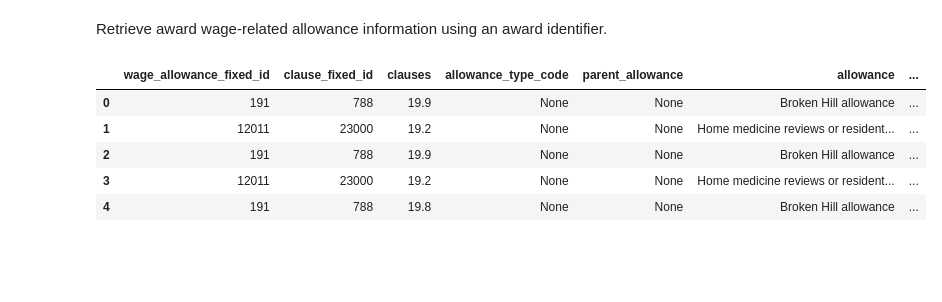
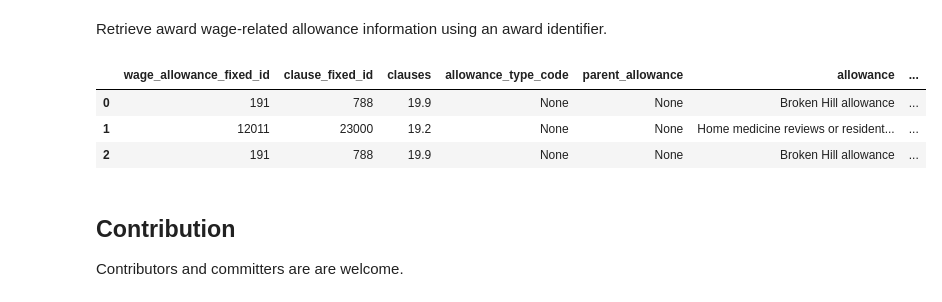
Before and after one commit to frankzhangsyd/pyfwc, a Jupyter notebook: README.ipynb, the cells around one changed output. Drawn from its saved outputs; the diff is of its cells as text; code cells hidden in the pictures; blank space fills up the shorter version.

```diff
--- a/README.ipynb
+++ b/README.ipynb
@@ -129,11 +117,13 @@ fwc.get_wage_allowance(id_or_code='MA000012',wage_allowance_fixed_id='191')
 # %% [markdown]
 Retrieve award wage-related allowance information using an award identifier.
 # %%
-fwc.get_wage_allowances(id_or_code='MA000012').head()
+fwc.get_wage_allowances(id_or_code='MA000012').head(3)
 # %% [output]
 |  | wage_allowance_fixed_id | clause_fixed_id | clauses | allowance_type_code | parent_allowance | allowance | ... |
 | 0 | 191 | 788 | 19.9 | None | None | Broken Hill allowance | ... |
 | 1 | 12011 | 23000 | 19.2 | None | None | Home medicine reviews or resident... | ... |
 | 2 | 191 | 788 | 19.9 | None | None | Broken Hill allowance | ... |
-| 3 | 12011 | 23000 | 19.2 | None | None | Home medicine reviews or resident... | ... |
-| 4 | 191 | 788 | 19.8 | None | None | Broken Hill allowance | ... |
+# %% [markdown]
+Contribution
+-----
+Contributors and committers are are welcome.
```
Also changed, not shown: parts of 5 cells of this notebook, 1 other file.
